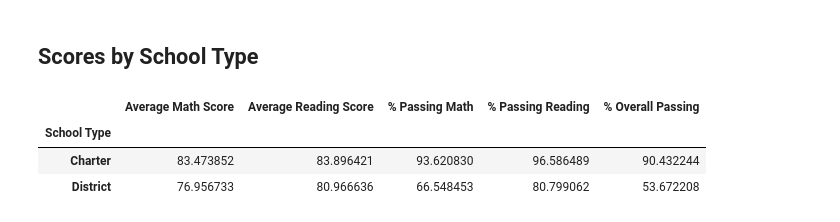
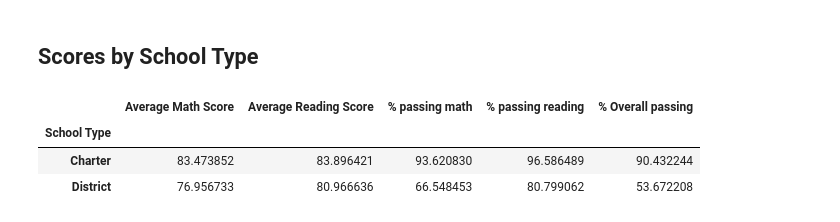
Before and after one commit to DMAR93/pandas-challenge, a Jupyter notebook: Starter_Code/PyCitySchools/PyCitySchools_starter.ipynb, the cells around one changed output. Saved outputs shown, nothing was run; the diff lists cells and outputs as text; code cells hidden in the pictures.

```diff
--- a/Starter_Code/PyCitySchools/PyCitySchools_starter.ipynb
+++ b/Starter_Code/PyCitySchools/PyCitySchools_starter.ipynb
@@ -402,8 +433,9 @@ labels = ["Small (<1000)", "Medium (1000-2000)", "Large (2000-5000)"]
 # %%
 # Categorize the spending based on the bins
 # Use `pd.cut` on the "Total Students" column of the `per_school_summary` DataFrame.
+## school_spending_df["Spending Ranges (Per Student)"] = pd.cut(school_spending_df["Per Student Budget"], spending_bins, labels=labels)
 
-per_school_summary["School Size"] =
+per_school_summary["School Size"] = pd.cut(per_school_summary["Total Students"], size_bins, labels=labels)
 per_school_summary
 # %% [output]
 |  | School Type | Total Students | Total School Budget | Per Student Budget | Average Math Score | ... |
@@ -448,17 +488,23 @@ size_summary
 # Group the per_school_summary DataFrame by "School Type" and average the results.
 average_math_score_by_type = per_school_summary.groupby(["School Type"])["Average Math Score"].mean()
 average_reading_score_by_type = per_school_summary.groupby(["School Type"])["Average Reading Score"].mean()
-average_percent_passing_math_by_type = per_school_summary.groupby(["School Type"])["% Passing Math"].mean()
-average_percent_passing_reading_by_type = per_school_summary.groupby(["School Type"])["% Passing Reading"].mean()
-average_percent_overall_passing_by_type = per_school_summary.groupby(["School Type"])["% Overall Passing"].mean()
+average_percent_passing_math_by_type = per_school_summary.groupby(["School Type"])["% passing math"].mean()
+average_percent_passing_reading_by_type = per_school_summary.groupby(["School Type"])["% passing reading"].mean()
+average_percent_overall_passing_by_type = per_school_summary.groupby(["School Type"])["% Overall passing"].mean()
 # %%
 # Assemble the new data by type into a DataFrame called `type_summary`
-type_summary =
+type_summary = pd.DataFrame({
+    "Average Math Score" : average_math_score_by_type,
+    "Average Reading Score" : average_reading_score_by_type,
+    "% passing math" : average_percent_passing_math_by_type,
+    "% passing reading" : average_percent_passing_reading_by_type,
+    "% Overall passing" : average_percent_overall_passing_by_type
+})
 
 # Display results
 type_summary
 # %% [output]
-|  | Average Math Score | Average Reading Score | % Passing Math | % Passing Reading | % Overall Passing |
+|  | Average Math Score | Average Reading Score | % passing math | % passing reading | % Overall passing |
 | School Type |  |  |  |  |  |
 | Charter | 83.473852 | 83.896421 | 93.620830 | 96.586489 | 90.432244 |
 | District | 76.956733 | 80.966636 | 66.548453 | 80.799062 | 53.672208 |
```
Also changed, not shown: parts of 11 cells of this notebook, 1 other file.
